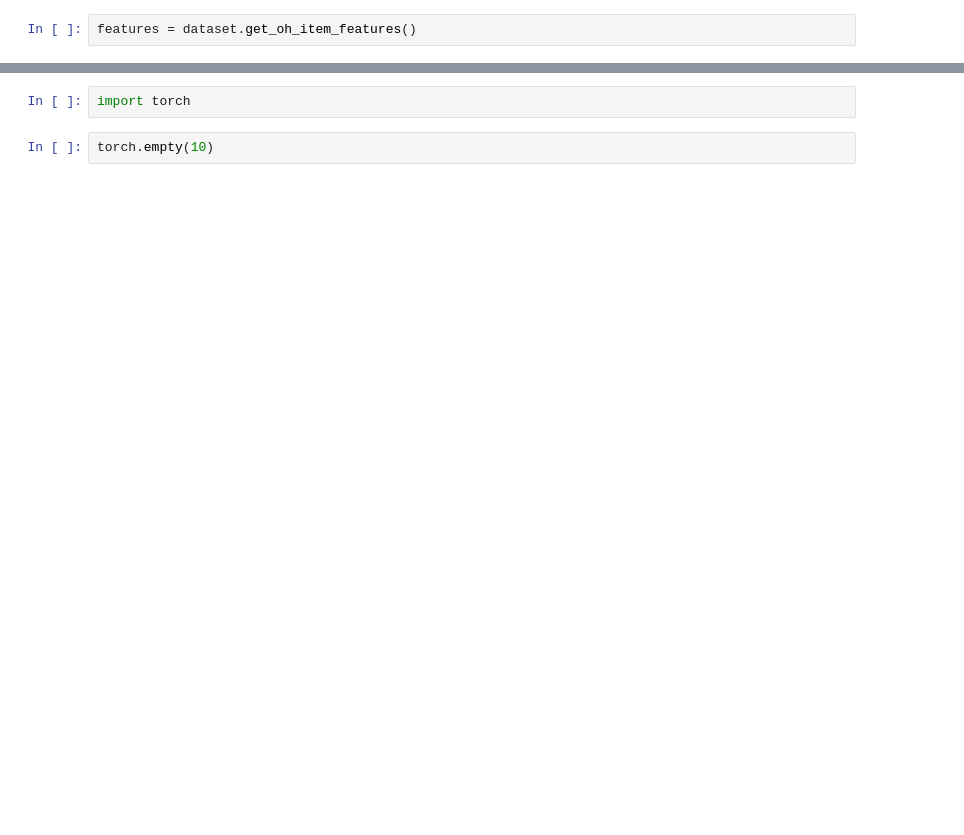
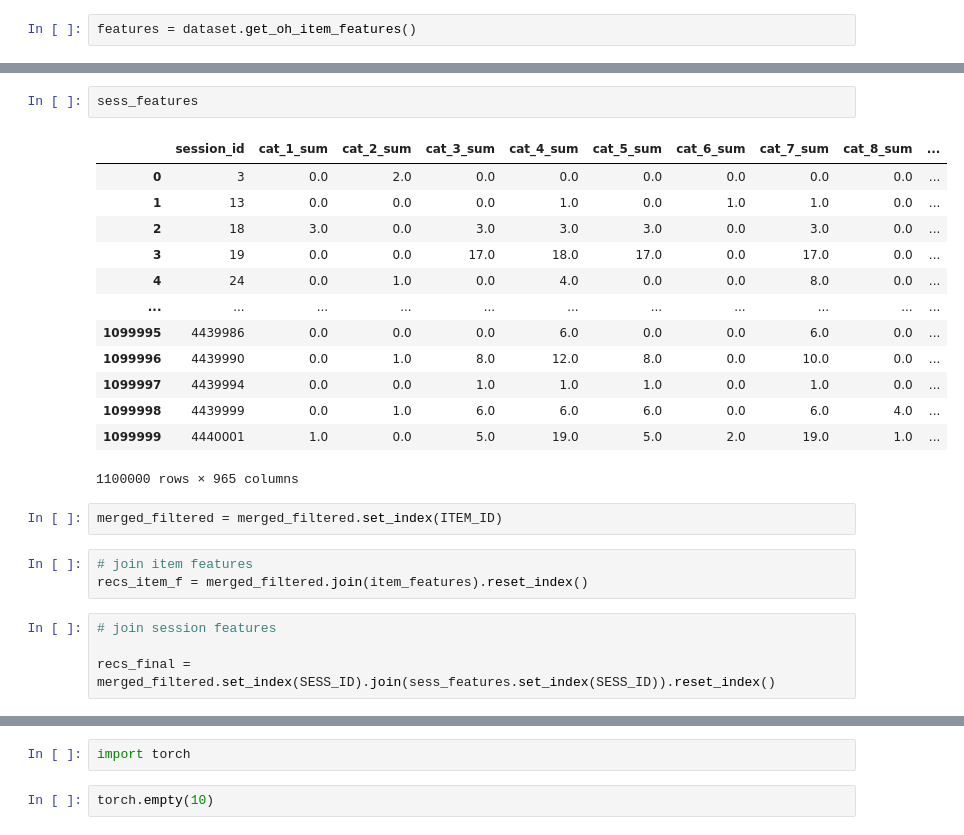
Before and after one commit to damicoedoardo/RecSysChallenge2022, a Jupyter notebook: src/notebooks/13_04_item_features.ipynb, the cells around one changed output, grey strips where cells are left out. Drawn from its saved outputs; the diff is of its cells as text; blank space fills up the shorter version.

```diff
--- a/src/notebooks/13_04_item_features.ipynb
+++ b/src/notebooks/13_04_item_features.ipynb
@@ -21,0 +154,25 @@ features.shape
+# %%
+sess_features
+# %% [output]
+|  | session_id | cat_1_sum | cat_2_sum | cat_3_sum | cat_4_sum | cat_5_sum | cat_6_sum | cat_7_sum | cat_8_sum | ... |
+| 0 | 3 | 0.0 | 2.0 | 0.0 | 0.0 | 0.0 | 0.0 | 0.0 | 0.0 | ... |
+| 1 | 13 | 0.0 | 0.0 | 0.0 | 1.0 | 0.0 | 1.0 | 1.0 | 0.0 | ... |
+| 2 | 18 | 3.0 | 0.0 | 3.0 | 3.0 | 3.0 | 0.0 | 3.0 | 0.0 | ... |
+| 3 | 19 | 0.0 | 0.0 | 17.0 | 18.0 | 17.0 | 0.0 | 17.0 | 0.0 | ... |
+| 4 | 24 | 0.0 | 1.0 | 0.0 | 4.0 | 0.0 | 0.0 | 8.0 | 0.0 | ... |
+| ... | ... | ... | ... | ... | ... | ... | ... | ... | ... | ... |
+| 1099995 | 4439986 | 0.0 | 0.0 | 0.0 | 6.0 | 0.0 | 0.0 | 6.0 | 0.0 | ... |
+| 1099996 | 4439990 | 0.0 | 1.0 | 8.0 | 12.0 | 8.0 | 0.0 | 10.0 | 0.0 | ... |
+| 1099997 | 4439994 | 0.0 | 0.0 | 1.0 | 1.0 | 1.0 | 0.0 | 1.0 | 0.0 | ... |
+| 1099998 | 4439999 | 0.0 | 1.0 | 6.0 | 6.0 | 6.0 | 0.0 | 6.0 | 4.0 | ... |
+| 1099999 | 4440001 | 1.0 | 0.0 | 5.0 | 19.0 | 5.0 | 2.0 | 19.0 | 1.0 | ... |
+1100000 rows × 965 columns
+# %%
+merged_filtered = merged_filtered.set_index(ITEM_ID)
+# %%
+# join item features
+recs_item_f = merged_filtered.join(item_features).reset_index()
+# %%
+# join session features
+
+recs_final = merged_filtered.set_index(SESS_ID).join(sess_features.set_index(SESS_ID)).reset_index()
```
Also changed, not shown: parts of 62 cells of this notebook, 8 other files.
